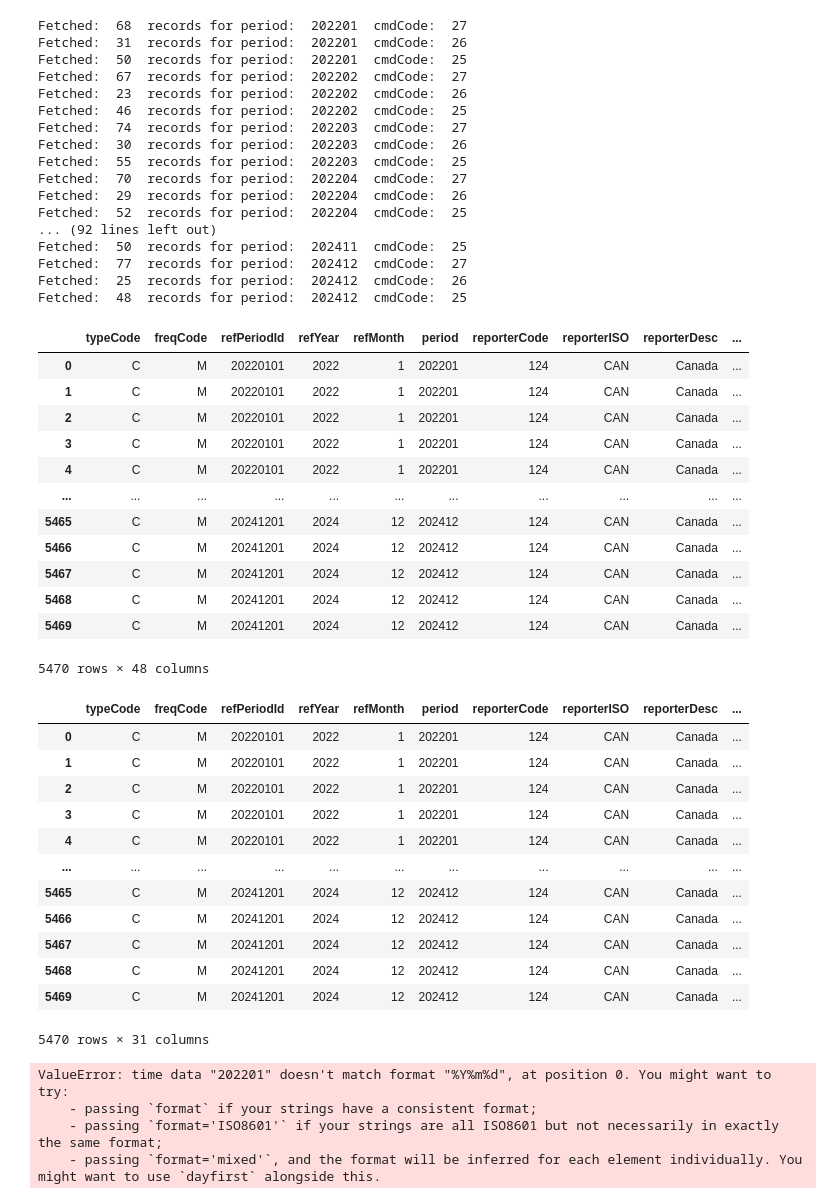
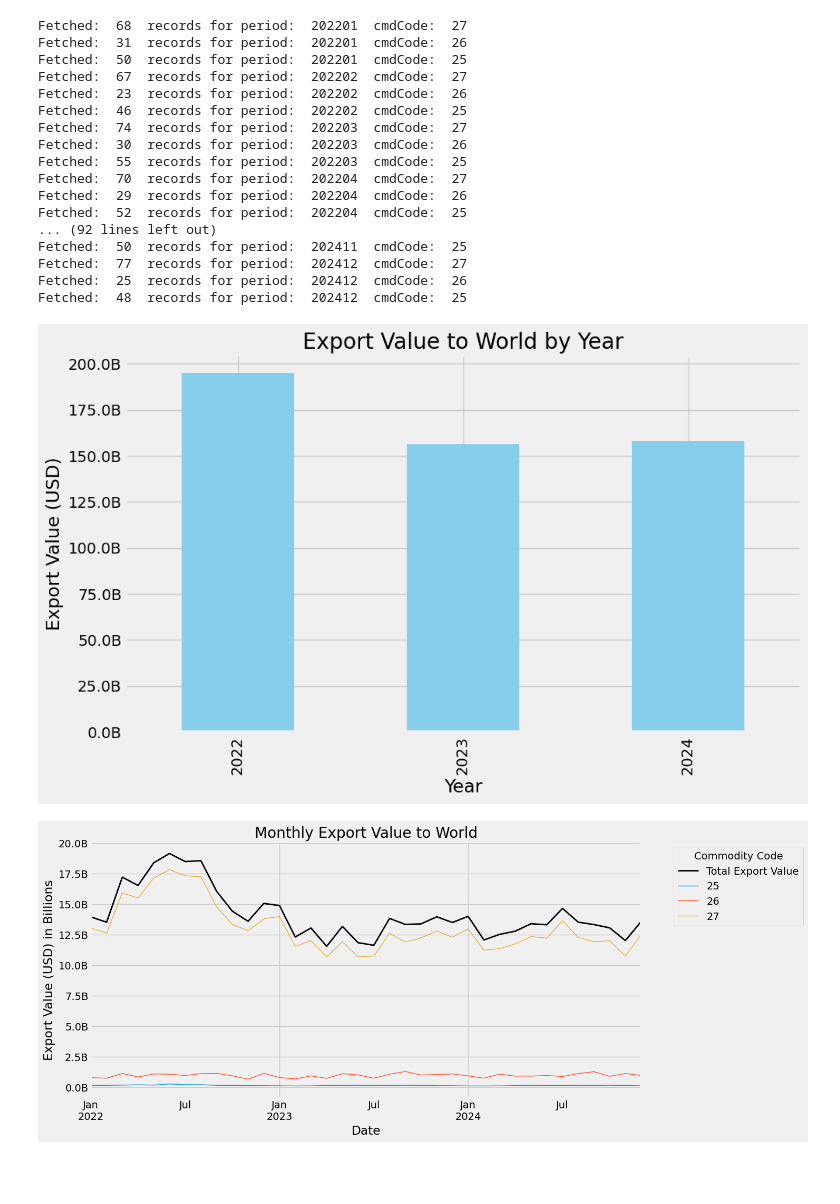
Before and after one commit to VanshSrivastav/CanadaExportAnalysis, a Jupyter notebook: analysis.ipynb, the cells around one changed output. Saved outputs shown, nothing was run; the diff lists cells and outputs as text; code cells hidden in the pictures; blank space fills up the shorter version.

Commit message:
added plots

```diff
--- a/analysis.ipynb
+++ b/analysis.ipynb
@@ -75,51 +75,45 @@ Fetched:  48  records for period:  202412  cmdCode:  25
 query = 'SELECT * FROM canada_export_data'
 
 df = pd.read_sql_query(query, conn)
-df
-# %% [output]
-|  | typeCode | freqCode | refPeriodId | refYear | refMonth | period | reporterCode | reporterISO | reporterDesc | ... |
-| 0 | C | M | 20220101 | 2022 | 1 | 202201 | 124 | CAN | Canada | ... |
-| 1 | C | M | 20220101 | 2022 | 1 | 202201 | 124 | CAN | Canada | ... |
-| 2 | C | M | 20220101 | 2022 | 1 | 202201 | 124 | CAN | Canada | ... |
-| 3 | C | M | 20220101 | 2022 | 1 | 202201 | 124 | CAN | Canada | ... |
-| 4 | C | M | 20220101 | 2022 | 1 | 202201 | 124 | CAN | Canada | ... |
-| ... | ... | ... | ... | ... | ... | ... | ... | ... | ... | ... |
-| 5465 | C | M | 20241201 | 2024 | 12 | 202412 | 124 | CAN | Canada | ... |
-| 5466 | C | M | 20241201 | 2024 | 12 | 202412 | 124 | CAN | Canada | ... |
-| 5467 | C | M | 20241201 | 2024 | 12 | 202412 | 124 | CAN | Canada | ... |
-| 5468 | C | M | 20241201 | 2024 | 12 | 202412 | 124 | CAN | Canada | ... |
-| 5469 | C | M | 20241201 | 2024 | 12 | 202412 | 124 | CAN | Canada | ... |
-5470 rows × 48 columns
 # %%
 # data cleaning
 # we do not need cols like flowCode, classificationSearchCode, isOriginalClassification, isLeaf, customsCode, customsDesc, mosCode, motCode, motDesc, isReported, isAggregate, cifvalue
 clean_df = df.drop(['flowCode', 'flowDesc', 'partner2Code', 'partner2ISO', 'partner2Desc', 'classificationSearchCode', 'isOriginalClassification', 'isLeaf', 'customsCode', 'customsDesc', 'mosCode', 'motCode', 'motDesc', 'isReported', 'isAggregate', 'cifvalue', 'legacyEstimationFlag'], axis=1)
-clean_df
-# %% [output]
-|  | typeCode | freqCode | refPeriodId | refYear | refMonth | period | reporterCode | reporterISO | reporterDesc | ... |
-| 0 | C | M | 20220101 | 2022 | 1 | 202201 | 124 | CAN | Canada | ... |
-| 1 | C | M | 20220101 | 2022 | 1 | 202201 | 124 | CAN | Canada | ... |
-| 2 | C | M | 20220101 | 2022 | 1 | 202201 | 124 | CAN | Canada | ... |
-| 3 | C | M | 20220101 | 2022 | 1 | 202201 | 124 | CAN | Canada | ... |
-| 4 | C | M | 20220101 | 2022 | 1 | 202201 | 124 | CAN | Canada | ... |
-| ... | ... | ... | ... | ... | ... | ... | ... | ... | ... | ... |
-| 5465 | C | M | 20241201 | 2024 | 12 | 202412 | 124 | CAN | Canada | ... |
-| 5466 | C | M | 20241201 | 2024 | 12 | 202412 | 124 | CAN | Canada | ... |
-| 5467 | C | M | 20241201 | 2024 | 12 | 202412 | 124 | CAN | Canada | ... |
-| 5468 | C | M | 20241201 | 2024 | 12 | 202412 | 124 | CAN | Canada | ... |
-| 5469 | C | M | 20241201 | 2024 | 12 | 202412 | 124 | CAN | Canada | ... |
-5470 rows × 31 columns
 # %%
 # let's do some data cleaning and tranformation
 # we will convert the date column to datetime for clean plotting
 transform_df = clean_df.copy()
-transform_df['date'] = pd.to_datetime(clean_df['period'], format='%Y%m')
-transform_df
+transform_df['date'] = pd.to_datetime(clean_df['period'], format='%Y%m').dt.to_period('M') # by default the to_datetime will return yyyy-mm-dd, so we add the .dt.to_period for just YYYY-MM
-# %% [output]
-ValueError: time data "202201" doesn't match format "%Y%m%d", at position 0. You might want to try:
-    - passing `format` if your strings have a consistent format;
-    - passing `format='ISO8601'` if your strings are all ISO8601 but not necessarily in exactly the same format;
-    - passing `format='mixed'`, and the format will be inferred for each element individually. You might want to use `dayfirst` alongside this.
 # %%
 # let's do some plotting
-# let's plot the exports by month and year and see the trend
+# when partner or ISO value is World or WS00 -> that means the world total for the month
+# let's also plot the trend data for each month to see the trend of exports to the world for minerals and mineral products
+# here we calculate the total export value for all commodities to the world for each year in our data and plot it
+import matplotlib.ticker as ticker # we use this to set the y axis scale in billions
+
+yearly_sums = transform_df[transform_df['partnerISO'] == 'W00' ].groupby('refYear')['primaryValue'].sum()
+monthly_sums = transform_df[transform_df['partnerISO'] == 'W00'].groupby('date')['primaryValue'].sum()
+monthly_sums_per_commodity = transform_df[transform_df['partnerISO'] == 'W00'].groupby(by=['date', 'cmdCode'])['primaryValue'].sum().unstack()
+
+# first let's plot the yearly export totals
+plot = yearly_sums.plot(kind='bar', figsize=(10, 6), color='skyblue')
+plot.yaxis.set_major_formatter(ticker.FuncFormatter(lambda x, pos: f'{x*1e-9:.1f}B'))
+plt.title('Export Value to World by Year')
+plt.xlabel('Year')
+plt.ylabel('Export Value (USD)')
+plt.show()
+
+# we create a single plot to show all the data -> one line per commodity, one line for the total
+fig, ax = plt.subplots(figsize=(12, 6))
+# now let's plot the monthly exports per commodity and the totals
+monthly_sums.plot(ax=ax, color='black', linewidth=2, label='Total Export Value')
+monthly_sums_per_commodity.plot(ax=ax, linewidth=1, legend=True)
+ax.yaxis.set_major_formatter(ticker.FuncFormatter(lambda x, pos: f'{x*1e-9:.1f}B'))
+ax.set_title('Monthly Export Value to World')
+ax.set_xlabel('Date')
+ax.set_ylabel('Export Value (USD) in Billions')
+ax.legend(title='Commodity Code', bbox_to_anchor=(1.05, 1), loc='upper left')
+plt.show()
+# %% [output]
+[figure, added]
+[figure, added]
```
Also changed, not shown: parts of 2 cells of this notebook.
